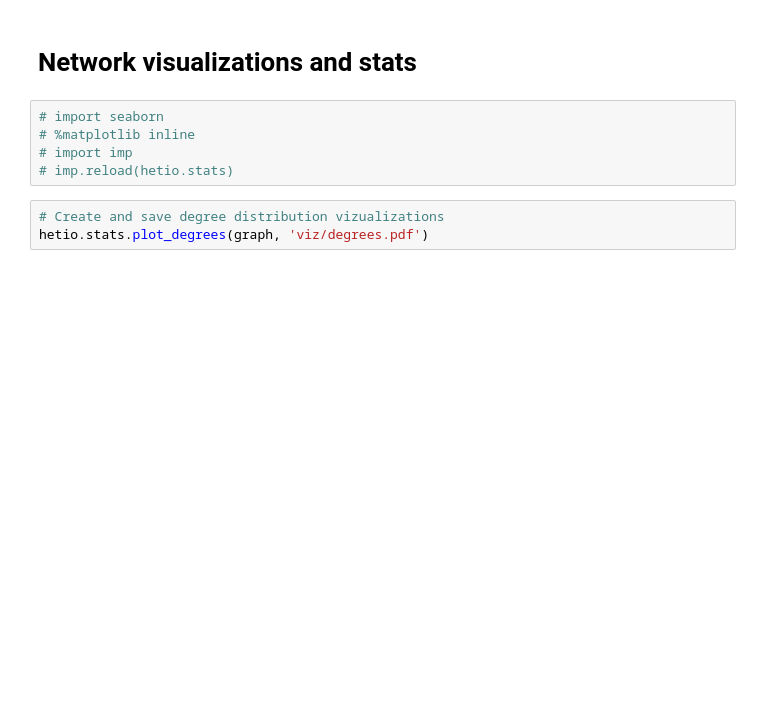
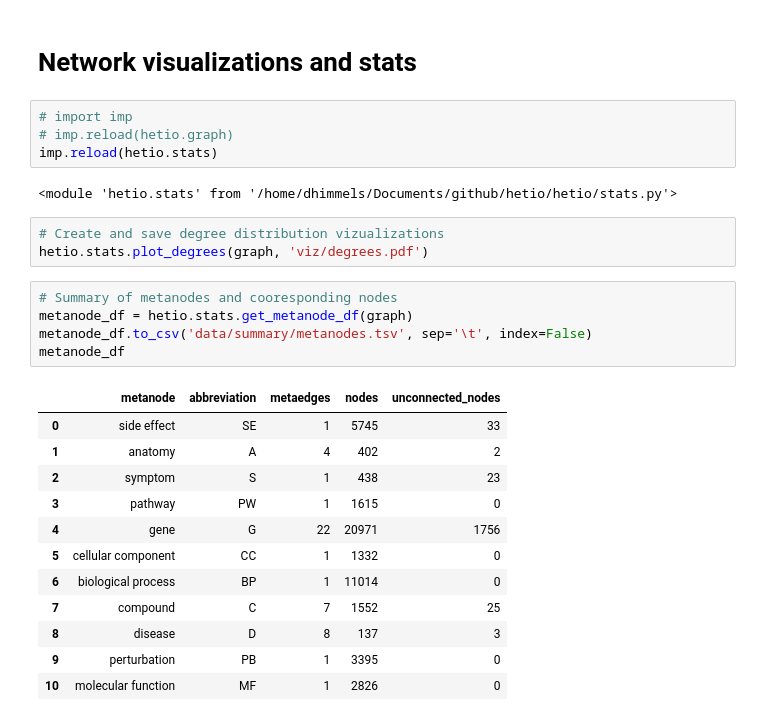
Before and after one commit to dhimmel/integrate, a Jupyter notebook: integrate.ipynb, the cells around one changed output. Drawn from its saved outputs; the diff is of its cells as text; blank space fills up the shorter version.

```diff
--- a/integrate.ipynb
+++ b/integrate.ipynb
@@ -644,10 +648,29 @@ hetio.readwrite.write_json(graph, path)
 # %% [markdown]
 # Network visualizations and stats
 # %%
-# import seaborn
-# %matplotlib inline
 # import imp
-# imp.reload(hetio.stats)
+# imp.reload(hetio.graph)
+imp.reload(hetio.stats)
+# %% [output]
+<module 'hetio.stats' from '/home/dhimmels/Documents/github/hetio/hetio/stats.py'>
 # %%
 # Create and save degree distribution vizualizations
 hetio.stats.plot_degrees(graph, 'viz/degrees.pdf')
+# %%
+# Summary of metanodes and cooresponding nodes
+metanode_df = hetio.stats.get_metanode_df(graph)
+metanode_df.to_csv('data/summary/metanodes.tsv', sep='\t', index=False)
+metanode_df
+# %% [output]
+|  | metanode | abbreviation | metaedges | nodes | unconnected_nodes |
+| 0 | side effect | SE | 1 | 5745 | 33 |
+| 1 | anatomy | A | 4 | 402 | 2 |
+| 2 | symptom | S | 1 | 438 | 23 |
+| 3 | pathway | PW | 1 | 1615 | 0 |
+| 4 | gene | G | 22 | 20971 | 1756 |
+| 5 | cellular component | CC | 1 | 1332 | 0 |
+| 6 | biological process | BP | 1 | 11014 | 0 |
+| 7 | compound | C | 7 | 1552 | 25 |
+| 8 | disease | D | 8 | 137 | 3 |
+| 9 | perturbation | PB | 1 | 3395 | 0 |
+| 10 | molecular function | MF | 1 | 2826 | 0 |
```
Also changed, not shown: parts of 4 cells of this notebook, 10 other files.
